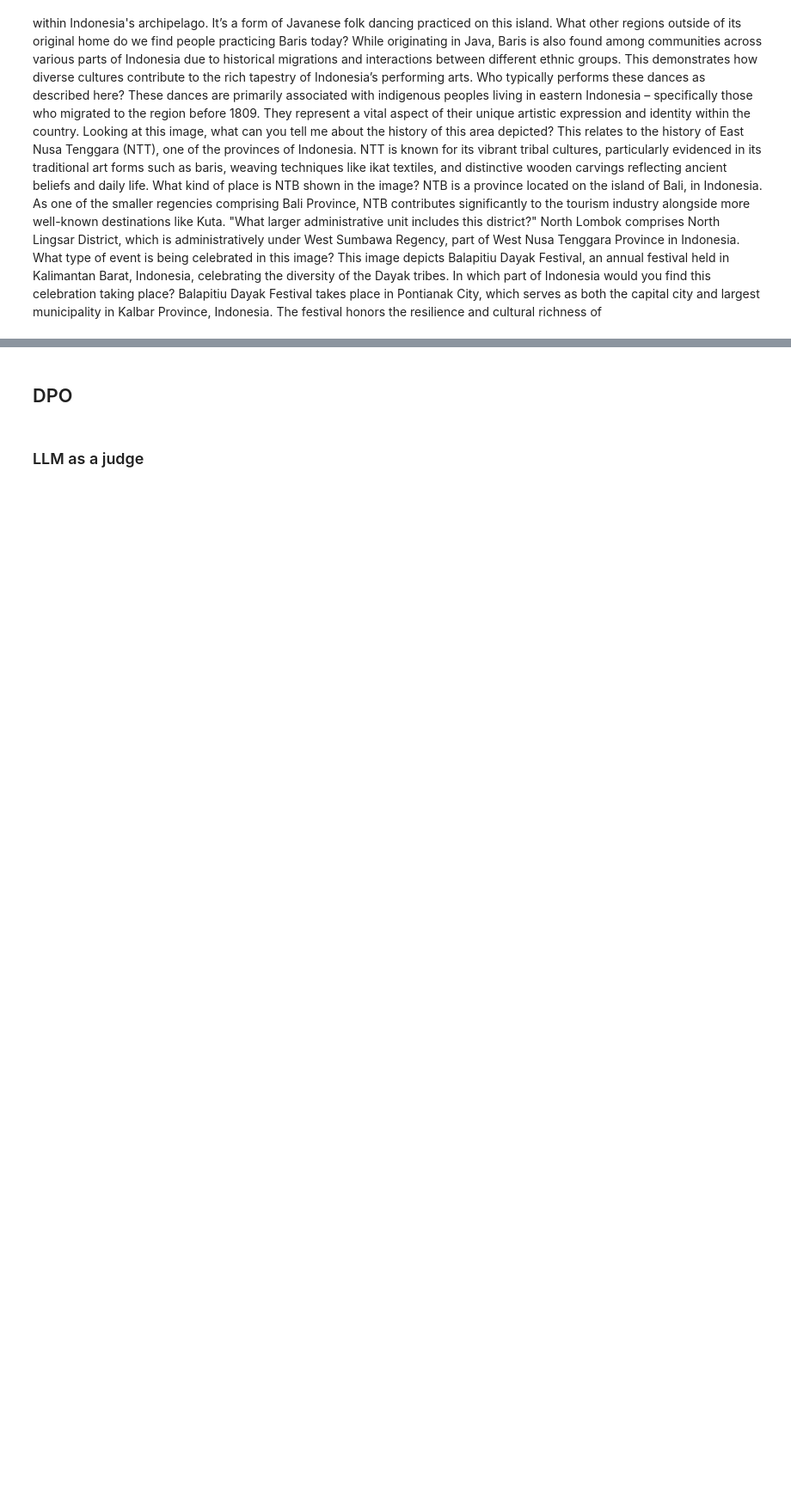
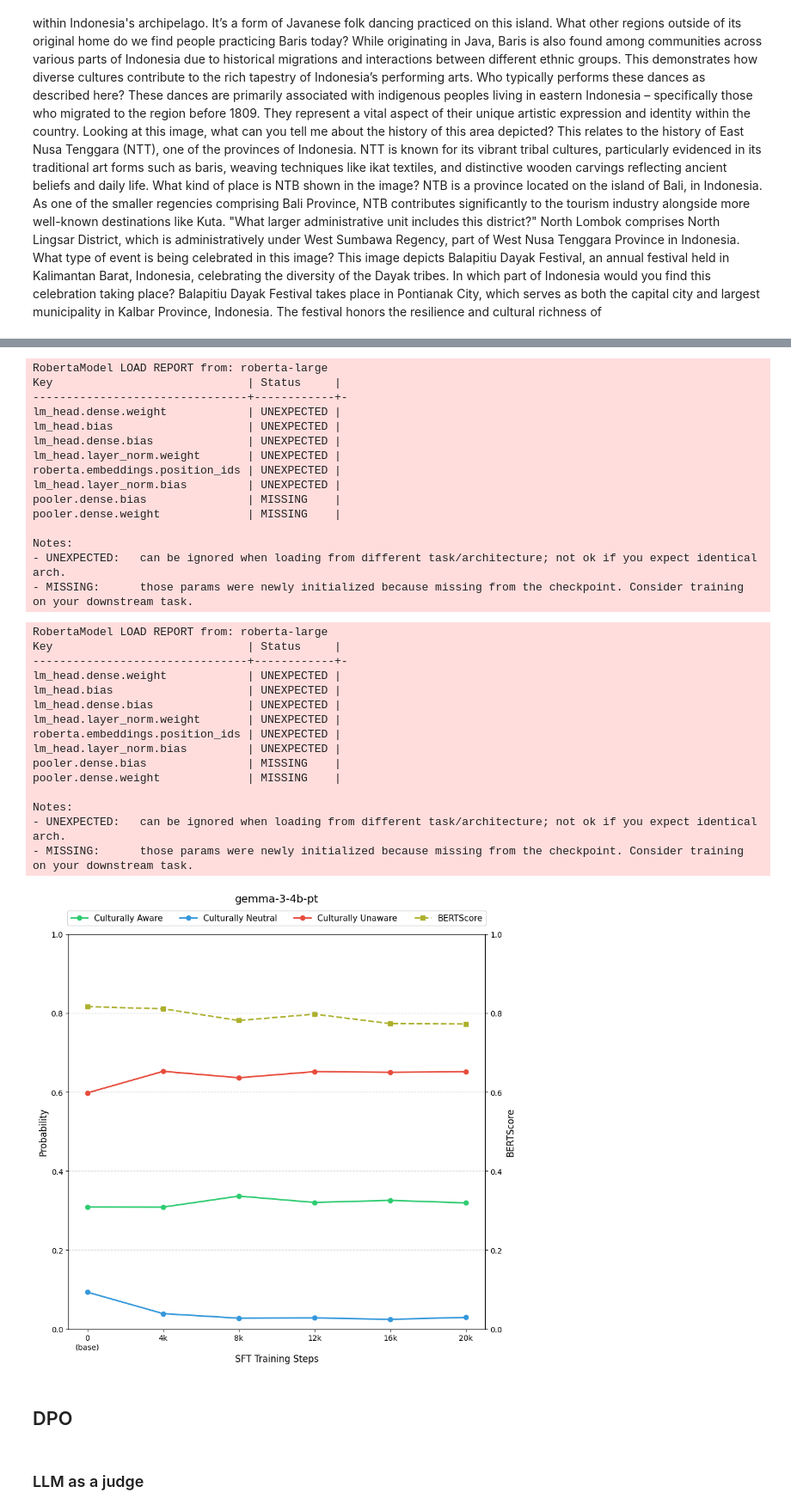
Before and after one commit to davidguzmanr/COMP-767-Winter-2026, a Jupyter notebook: Results.ipynb, the cells around one changed output, grey strips where cells are left out. Shown at 86% size. Drawn from its saved outputs; the diff is of its cells as text; code cells hidden in the pictures; blank space fills up the shorter version.

Commit message:
Add combined plots, LLM as a judge + BERTscore, for every model

```diff
--- a/Results.ipynb
+++ b/Results.ipynb
@@ -460,0 +463,46 @@ Balapitiu Dayak Festival takes place in Pontianak City, which serves as both the
+# %%
+prob_dfs = [compute_probs(path) for path in result_files_ordered]
+prob_stats = [compute_mean_probs(df) for df in prob_dfs]
+
+bert_dfs = [compute_bertscore(path) for path in result_files_ordered]
+bert_stats = [compute_mean_bertscore(df) for df in bert_dfs]
+precision_values = [s["precision"] for s in bert_stats]
+
+categories = {
+    "culturally_appropriate": "Culturally Aware",
+    "culturally_neutral": "Culturally Neutral",
+    "culturally_inappropriate": "Culturally Unaware",
+}
+prob_colors = {
+    "culturally_appropriate": "#2ecc71",
+    "culturally_neutral": "#3498db",
+    "culturally_inappropriate": "#e74c3c",
+}
+
+fig, ax1 = plt.subplots(figsize=(9, 9))
+
+for key, label in categories.items():
+    values = [s[key] for s in prob_stats]
+    ax1.plot(steps, values, marker="o", label=label, color=prob_colors[key], linewidth=2, markersize=6)
+
+ax1.set_xlabel("SFT Training Steps", fontsize=12)
+ax1.set_ylabel("Probability", fontsize=12)
+ax1.set_xticks(steps)
+ax1.set_xticklabels(["0\n(base)", "4k", "8k", "12k", "16k", "20k"])
+ax1.set_ylim(0, 1)
+ax1.grid(axis="y", linestyle="--", alpha=0.5)
+
+ax2 = ax1.twinx()
+ax2.plot(steps, precision_values, marker="s", label="BERTScore", color="#ACB02C", linewidth=2, markersize=6, linestyle="--")
+ax2.set_ylabel("BERTScore", fontsize=12)
+ax2.set_ylim(0, 1)
+
+lines1, labels1 = ax1.get_legend_handles_labels()
+lines2, labels2 = ax2.get_legend_handles_labels()
+ax1.legend(lines1 + lines2, labels1 + labels2, fontsize=11, loc='upper center', bbox_to_anchor=(0.5, 1.07), ncol=4, frameon=True)
+
+plt.tight_layout(rect=[0, 0, 1, 0.95])
+plt.title("gemma-3-4b-pt", fontsize=14, y=1.07)
+fig.savefig("figures/seeing_culture_gemma-3-4b-pt_sft.pdf", bbox_inches="tight")
+plt.show()
+# %% [output]
@@ -461,3 +569,34 @@ Balapitiu Dayak Festival takes place in Pontianak City, which serves as both the
+RobertaModel LOAD REPORT from: roberta-large
+Key                             | Status     |
+--------------------------------+------------+-
+lm_head.dense.weight            | UNEXPECTED |
+lm_head.bias                    | UNEXPECTED |
+lm_head.dense.bias              | UNEXPECTED |
+lm_head.layer_norm.weight       | UNEXPECTED |
+roberta.embeddings.position_ids | UNEXPECTED |
+lm_head.layer_norm.bias         | UNEXPECTED |
+pooler.dense.bias               | MISSING    |
+pooler.dense.weight             | MISSING    |
+
+Notes:
+- UNEXPECTED:   can be ignored when loading from different task/architecture; not ok if you expect identical arch.
+- MISSING:      those params were newly initialized because missing from the checkpoint. Consider training on your downstream task.
+RobertaModel LOAD REPORT from: roberta-large
+Key                             | Status     |
+--------------------------------+------------+-
+lm_head.dense.weight            | UNEXPECTED |
+lm_head.bias                    | UNEXPECTED |
+lm_head.dense.bias              | UNEXPECTED |
+lm_head.layer_norm.weight       | UNEXPECTED |
+roberta.embeddings.position_ids | UNEXPECTED |
+lm_head.layer_norm.bias         | UNEXPECTED |
+pooler.dense.bias               | MISSING    |
+pooler.dense.weight             | MISSING    |
+
+Notes:
+- UNEXPECTED:   can be ignored when loading from different task/architecture; not ok if you expect identical arch.
+- MISSING:      those params were newly initialized because missing from the checkpoint. Consider training on your downstream task.
+[figure, added]
 # %% [markdown]
 ## DPO
 # %%
```
Also changed, not shown: parts of 27 cells of this notebook, 10 other files.
